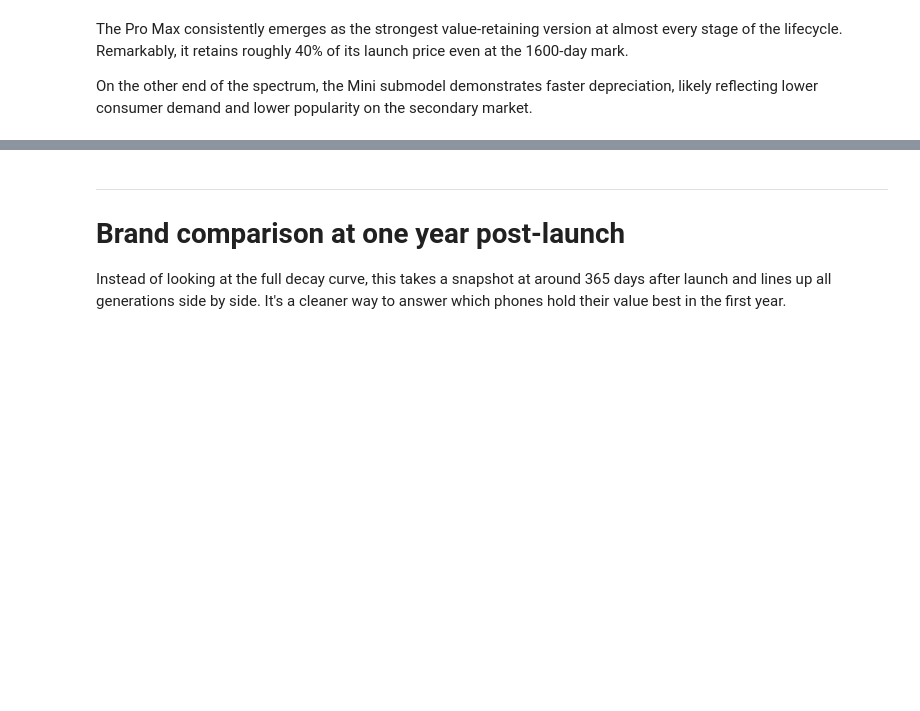
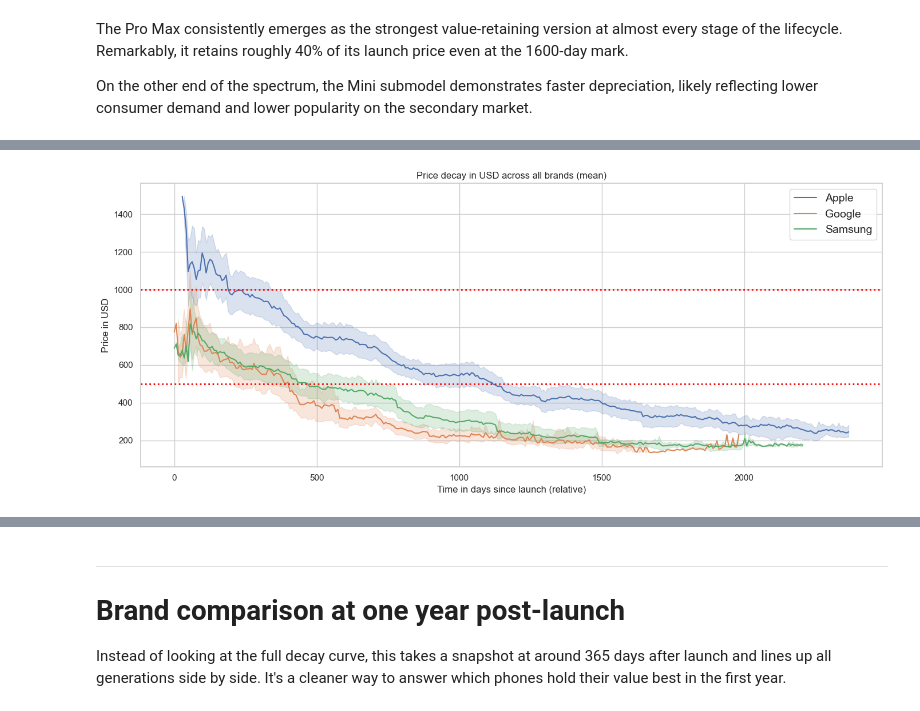
Before and after one commit to ady7ady7/python_agentic_learning, a Jupyter notebook: project1_phones_sales_analytics/notebooks/06_final_project_sns.ipynb, the cells around one changed output, grey strips where cells are left out. Cells and saved outputs as stored; diff of their text form; code cells hidden in the pictures; blank space fills up the shorter version.

```diff
--- a/project1_phones_sales_analytics/notebooks/06_final_project_sns.ipynb
+++ b/project1_phones_sales_analytics/notebooks/06_final_project_sns.ipynb
@@ -475,0 +482,24 @@ On the other end of the spectrum, the Mini submodel demonstrates faster deprecia
+# %%
+dollar_all_brands_price_decay_df = df.groupby(['brand', 'submodel_name', 'days_rounded', 'tier'])['NEW'].mean().reset_index()
+
+apple_dollar_price_decay_df = dollar_all_brands_price_decay_df[(dollar_all_brands_price_decay_df['brand'] == 'Apple') & ((dollar_all_brands_price_decay_df['tier'] == 'Base') | (dollar_all_brands_price_decay_df['tier'] == 'Pro Max'))]
+samsung_dollar_price_decay_df = dollar_all_brands_price_decay_df[(dollar_all_brands_price_decay_df['brand'] == 'Samsung') & ((dollar_all_brands_price_decay_df['tier'] == 'Base') | (dollar_all_brands_price_decay_df['tier'] == 'Ultra') | (dollar_all_brands_price_decay_df['tier'] == 'Edge'))]
+google_dollar_price_decay_df = dollar_all_brands_price_decay_df[(dollar_all_brands_price_decay_df['brand'] == 'Google') & ((dollar_all_brands_price_decay_df['tier'] == 'Base') | (dollar_all_brands_price_decay_df['tier'] == 'Pro') | (dollar_all_brands_price_decay_df['tier'] == 'Pro Fold'))]
+
+plt.subplots(figsize = (14, 6))
+pd_dollar_chart1 = sns.lineplot(
+    data = dollar_all_brands_price_decay_df,
+    x = 'days_rounded',
+    y = 'NEW',
+    hue = 'brand'
+)
+plt.axhline(1000, color='red', linestyle='dotted', linewidth=2)
+plt.axhline(500, color='red', linestyle='dotted', linewidth=2)
+plt.title('Price decay in USD across all brands (mean)')
+plt.xlabel('Time in days since launch (relative)')
+plt.ylabel('Price in USD')
+plt.legend(loc = 'upper right', fontsize = 14)
+plt.tight_layout()
+plt.show()
+# %% [output]
+[figure, added]
```
Also changed, not shown: parts of 11 cells of this notebook, 2 other files.
